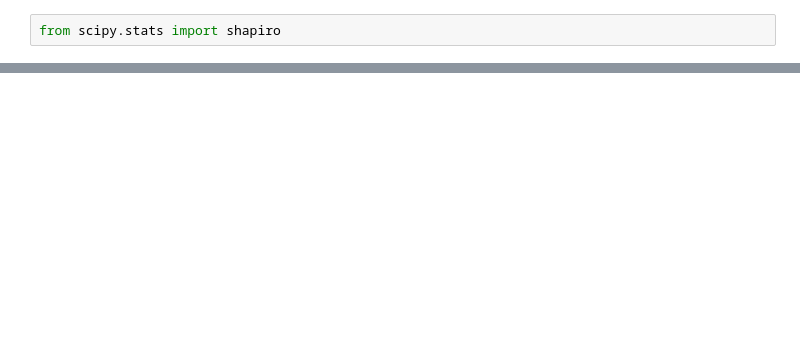
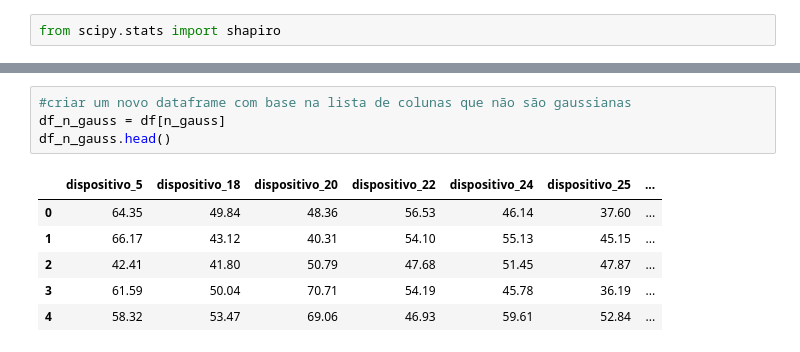
Before and after one commit to MarceloMTM/AI-UNIFEI, a Jupyter notebook: Base de dados Planta de Processo/Analise.ipynb, the cells around one changed output, grey strips where cells are left out. Drawn from its saved outputs; the diff is of its cells as text; blank space fills up the shorter version.

```diff
--- a/Base de dados Planta de Processo/Analise.ipynb
+++ b/Base de dados Planta de Processo/Analise.ipynb
@@ -87,0 +127,11 @@ Amostra não parece Gaussiana (rejeitamos H0)
+# %%
+#criar um novo dataframe com base na lista de colunas que não são gaussianas
+df_n_gauss = df[n_gauss]
+df_n_gauss.head()
+# %% [output]
+|  | dispositivo_5 | dispositivo_18 | dispositivo_20 | dispositivo_22 | dispositivo_24 | dispositivo_25 | ... |
+| 0 | 64.35 | 49.84 | 48.36 | 56.53 | 46.14 | 37.60 | ... |
+| 1 | 66.17 | 43.12 | 40.31 | 54.10 | 55.13 | 45.15 | ... |
+| 2 | 42.41 | 41.80 | 50.79 | 47.68 | 51.45 | 47.87 | ... |
+| 3 | 61.59 | 50.04 | 70.71 | 54.19 | 45.78 | 36.19 | ... |
+| 4 | 58.32 | 53.47 | 69.06 | 46.93 | 59.61 | 52.84 | ... |
```
Also changed, not shown: parts of 12 cells of this notebook.
